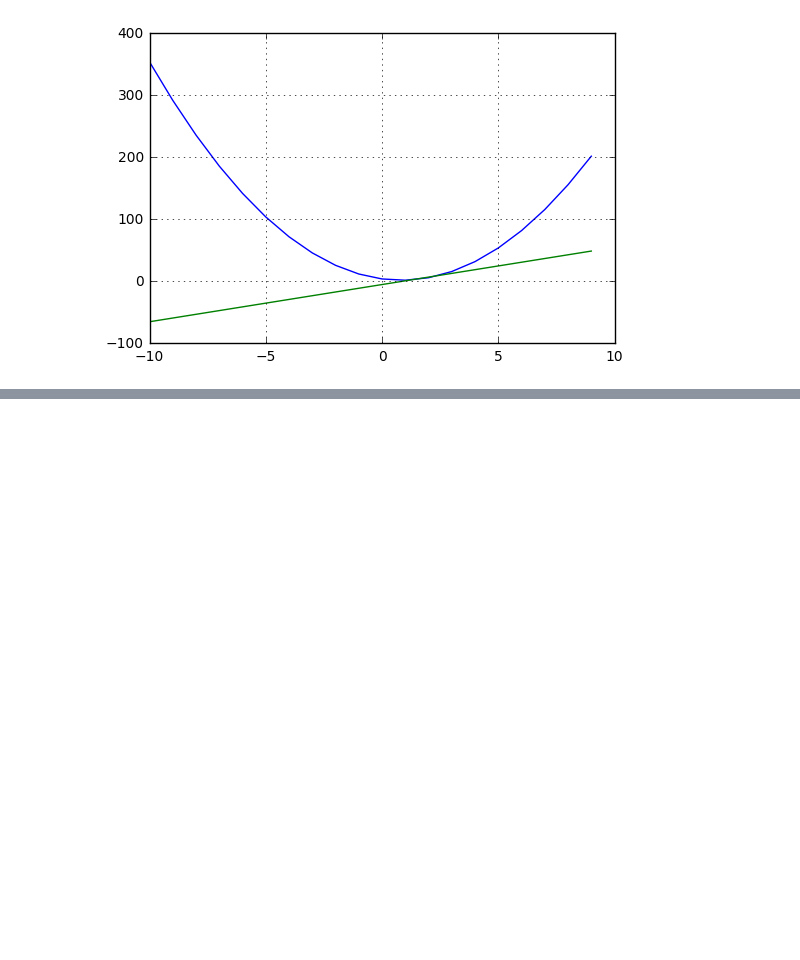
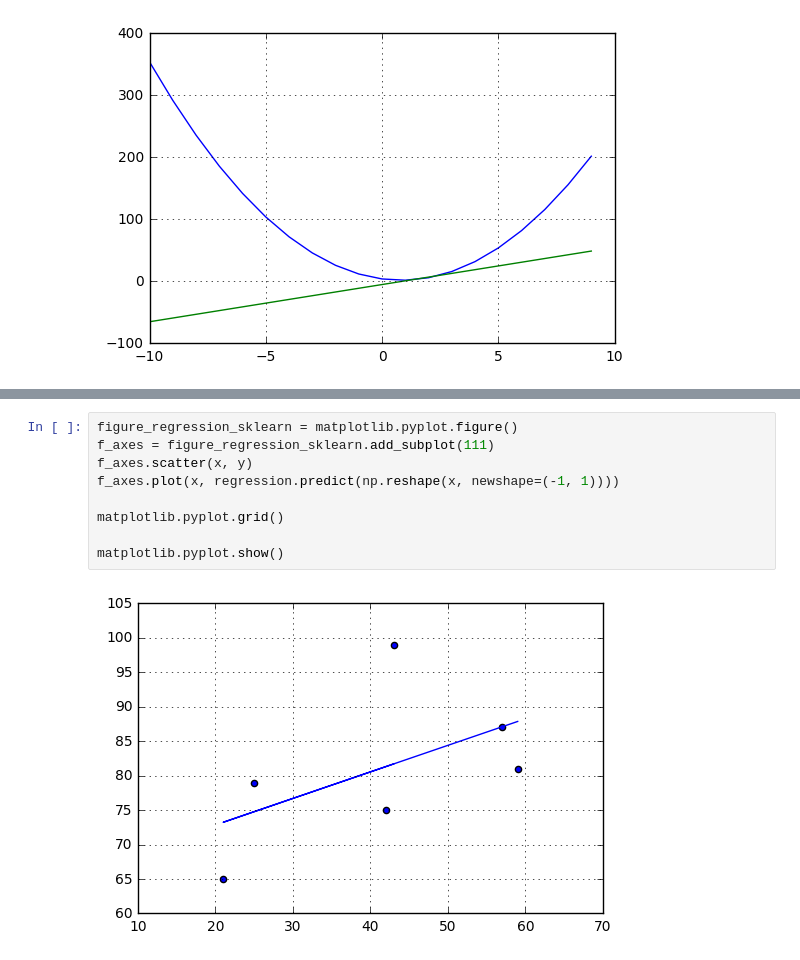
Before and after one commit to Deeptradingfx/tensorflow-training, a Jupyter notebook: getting-started/Pre-requisite Mathematics.ipynb, the cells around one changed output, grey strips where cells are left out. Drawn from its saved outputs; the diff is of its cells as text; blank space fills up the shorter version.

```diff
--- a/getting-started/Pre-requisite Mathematics.ipynb
+++ b/getting-started/Pre-requisite Mathematics.ipynb
@@ -100,0 +557,11 @@ matplotlib.pyplot.show()
+# %%
+figure_regression_sklearn = matplotlib.pyplot.figure()
+f_axes = figure_regression_sklearn.add_subplot(111)
+f_axes.scatter(x, y)
+f_axes.plot(x, regression.predict(np.reshape(x, newshape=(-1, 1))))
+
+matplotlib.pyplot.grid()
+
+matplotlib.pyplot.show()
+# %% [output]
+[figure, added]
```
Also changed, not shown: parts of 75 cells of this notebook, 1 other file.
